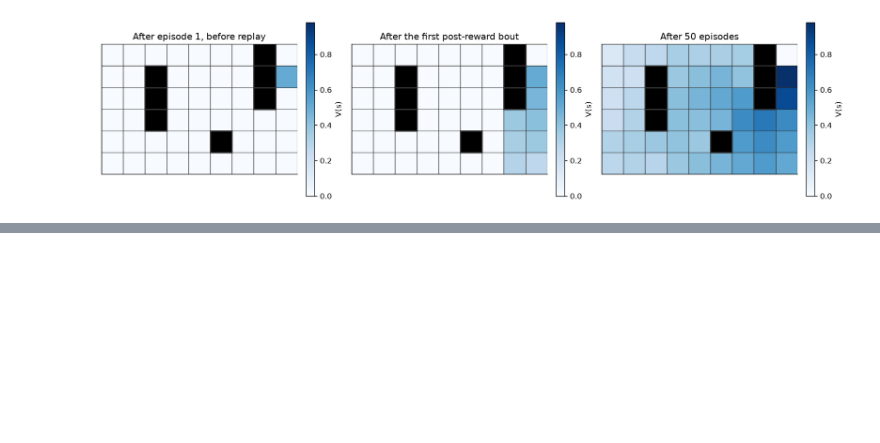
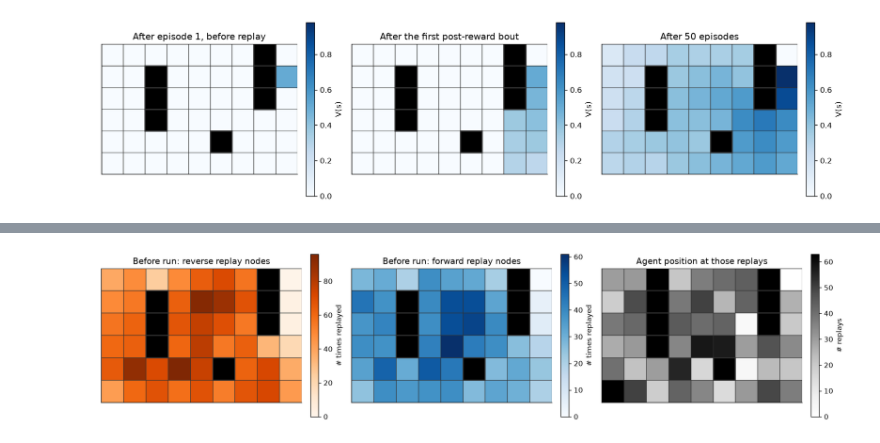
Before and after one commit to seblee97/bayesianqevb, a Jupyter notebook: notebooks/replay_sampler/mattar_maze_bayesian_replay.ipynb, the cells around one changed output, grey strips where cells are left out. Cells and saved outputs as stored; diff of their text form; code cells hidden in the pictures; blank space fills up the shorter version.

Commit message:
position analyses

```diff
--- a/notebooks/replay_sampler/mattar_maze_bayesian_replay.ipynb
+++ b/notebooks/replay_sampler/mattar_maze_bayesian_replay.ipynb
@@ -543,0 +620,19 @@ model; and the `"expected"` target path and hybrid gains on the same task.
+# %%
+fig, axes = plt.subplots(1, 3, figsize=(15, 3.6))
+for ax, (direction, cmap) in zip(axes[:2], (("reverse", "Oranges"), ("forward", "Blues"))):
+    counts_map = np.zeros(env.n_states)
+    for r in before:
+        if r["direction"] == direction:
+            for s in r["states"]:
+                counts_map[s] += 1
+    plot_state_grid(counts_map, env.height, env.width, title=f"Before run: {direction} replay nodes",
+                    cbar_label="# times replayed", walls=env.walls, ax=ax, cmap=cmap)
+start_counts = np.zeros(env.n_states)
+for r in before:
+    start_counts[r["agent_state"]] += 1
+plot_state_grid(start_counts, env.height, env.width, title="Agent position at those replays",
+                cbar_label="# replays", walls=env.walls, ax=axes[2], cmap="Greys")
+plt.tight_layout()
+plt.show()
+# %% [output]
+[figure, added]
```
Also changed, not shown: parts of 9 cells of this notebook.
